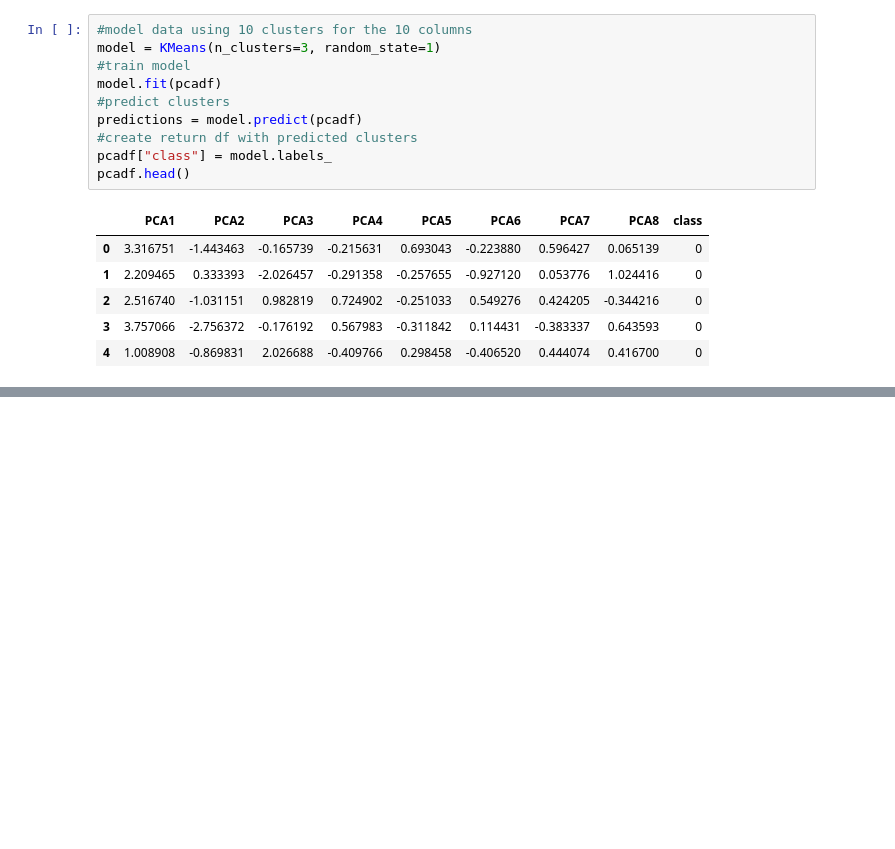
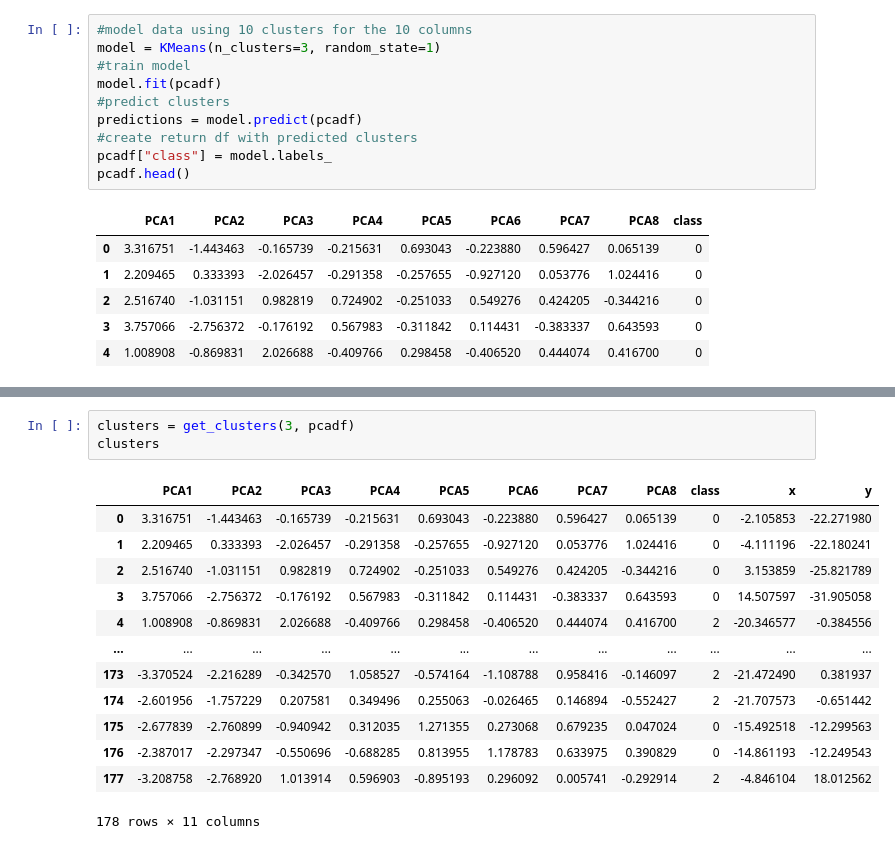
Before and after one commit to ASwigart/Group_Project_4, a Jupyter notebook: cluster.ipynb, the cells around one changed output, grey strips where cells are left out. Cells and saved outputs as stored; diff of their text form; blank space fills up the shorter version.

```diff
--- a/cluster.ipynb
+++ b/cluster.ipynb
@@ -166,0 +207,17 @@ plt.show()
+# %%
+clusters = get_clusters(3, pcadf)
+clusters
+# %% [output]
+|  | PCA1 | PCA2 | PCA3 | PCA4 | PCA5 | PCA6 | PCA7 | PCA8 | class | x | y |
+| 0 | 3.316751 | -1.443463 | -0.165739 | -0.215631 | 0.693043 | -0.223880 | 0.596427 | 0.065139 | 0 | -2.105853 | -22.271980 |
+| 1 | 2.209465 | 0.333393 | -2.026457 | -0.291358 | -0.257655 | -0.927120 | 0.053776 | 1.024416 | 0 | -4.111196 | -22.180241 |
+| 2 | 2.516740 | -1.031151 | 0.982819 | 0.724902 | -0.251033 | 0.549276 | 0.424205 | -0.344216 | 0 | 3.153859 | -25.821789 |
+| 3 | 3.757066 | -2.756372 | -0.176192 | 0.567983 | -0.311842 | 0.114431 | -0.383337 | 0.643593 | 0 | 14.507597 | -31.905058 |
+| 4 | 1.008908 | -0.869831 | 2.026688 | -0.409766 | 0.298458 | -0.406520 | 0.444074 | 0.416700 | 2 | -20.346577 | -0.384556 |
+| ... | ... | ... | ... | ... | ... | ... | ... | ... | ... | ... | ... |
+| 173 | -3.370524 | -2.216289 | -0.342570 | 1.058527 | -0.574164 | -1.108788 | 0.958416 | -0.146097 | 2 | -21.472490 | 0.381937 |
+| 174 | -2.601956 | -1.757229 | 0.207581 | 0.349496 | 0.255063 | -0.026465 | 0.146894 | -0.552427 | 2 | -21.707573 | -0.651442 |
+| 175 | -2.677839 | -2.760899 | -0.940942 | 0.312035 | 1.271355 | 0.273068 | 0.679235 | 0.047024 | 0 | -15.492518 | -12.299563 |
+| 176 | -2.387017 | -2.297347 | -0.550696 | -0.688285 | 0.813955 | 1.178783 | 0.633975 | 0.390829 | 0 | -14.861193 | -12.249543 |
+| 177 | -3.208758 | -2.768920 | 1.013914 | 0.596903 | -0.895193 | 0.296092 | 0.005741 | -0.292914 | 2 | -4.846104 | 18.012562 |
+178 rows × 11 columns
```
Also changed, not shown: parts of 6 cells of this notebook, 2 other files.
